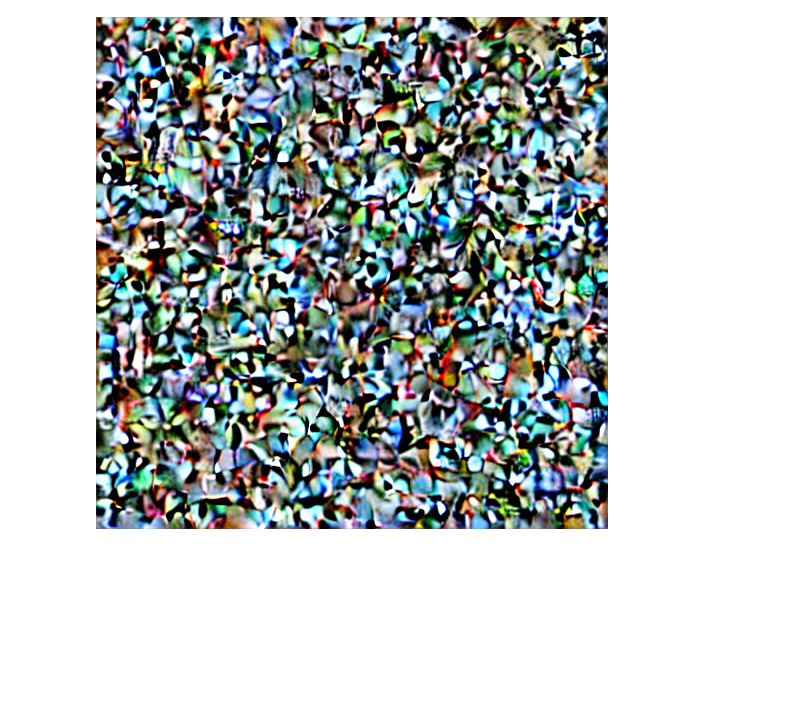
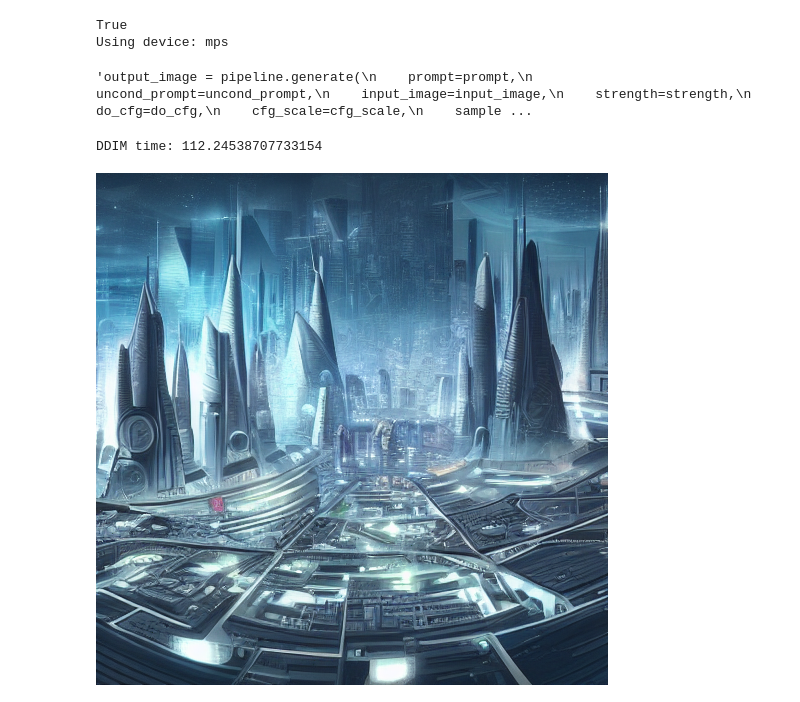
Before and after one commit to Flying010/video-ai-journey, a Jupyter notebook: pytorch-stablediffusion/sd/demo.ipynb, the cells around one changed output. Saved outputs shown, nothing was run; the diff lists cells and outputs as text; code cells hidden in the pictures; blank space fills up the shorter version.

Commit message:
outputting difference between ddim and ddpm

```diff
--- a/pytorch-stablediffusion/sd/demo.ipynb
+++ b/pytorch-stablediffusion/sd/demo.ipynb
@@ -27,7 +27,7 @@ models = model_loader.preload_models_from_standard_weights(model_file, DEVICE)
 ## TEXT TO IMAGE
 
 # prompt = "A dog with sunglasses, wearing comfy hat, looking at camera, highly detailed, ultra sharp, cinematic, 100mm lens, 8k resolution."
-prompt = '''Green eyes, highly detailed, ultra sharp, cinematic, 100mm lens, 8k resolution.'''
+prompt = '''A futuristic city'''
 uncond_prompt = ""  # Also known as negative prompt
 do_cfg = True
 cfg_scale = 8  # min: 1, max: 14
@@ -43,10 +43,8 @@ image_path = "../images/dog.jpg"
 strength = 0.9
 
 ## SAMPLER
-
-sampler = "ddpm"
-num_inference_steps = 20
-seed = 42
+num_inference_steps = 30
+seed = 23
 
 '''output_image = pipeline.generate(
     prompt=prompt,
@@ -66,15 +64,34 @@ seed = 42
 
 # Combine the input image and the output image into a single image.
 #Image.fromarray(output_image)
-
-start = time.time()
-images_ddpm = pipeline.generate(prompt="a futuristic city", sampler_name="ddpm")
-print("DDPM time:", time.time() - start)
-Image.fromarray(images_ddpm)
-
-start = time.time()
-images_ddim = pipeline.generate(prompt="a futuristic city", sampler_name="ddim", eta=0.0)
-print("DDIM time:", time.time() - start)
-Image.fromarray(images_ddim)
 # %% [output]
-[figure, removed]
+True
+Using device: mps
+'output_image = pipeline.generate(\n    prompt=prompt,\n    uncond_prompt=uncond_prompt,\n    input_image=input_image,\n    strength=strength,\n    do_cfg=do_cfg,\n    cfg_scale=cfg_scale,\n    sample ...
+# %%
+start = time.time()
+images_ddim = pipeline.generate(
+    prompt=prompt,
+    uncond_prompt=uncond_prompt,
+    input_image=input_image,
+    strength=strength,
+    do_cfg=do_cfg,
+    cfg_scale=cfg_scale,
+    sampler_name="ddim",
+    n_inference_steps=num_inference_steps,
+    seed=seed,
+    models=models,
+    device=DEVICE,
+    idle_device="cpu",
+    tokenizer=tokenizer,
+)
+time_process = time.time() - start
+print("DDIM time:", time_process)
+output = Image.fromarray(images_ddim)
+output.save("./3_{time_process}.png")
+# %% [output]
+DDIM time: 112.24538707733154
+# %%
+output
+# %% [output]
+[figure, added]
```
Also changed, not shown: parts of 3 cells of this notebook, 7 other files.
